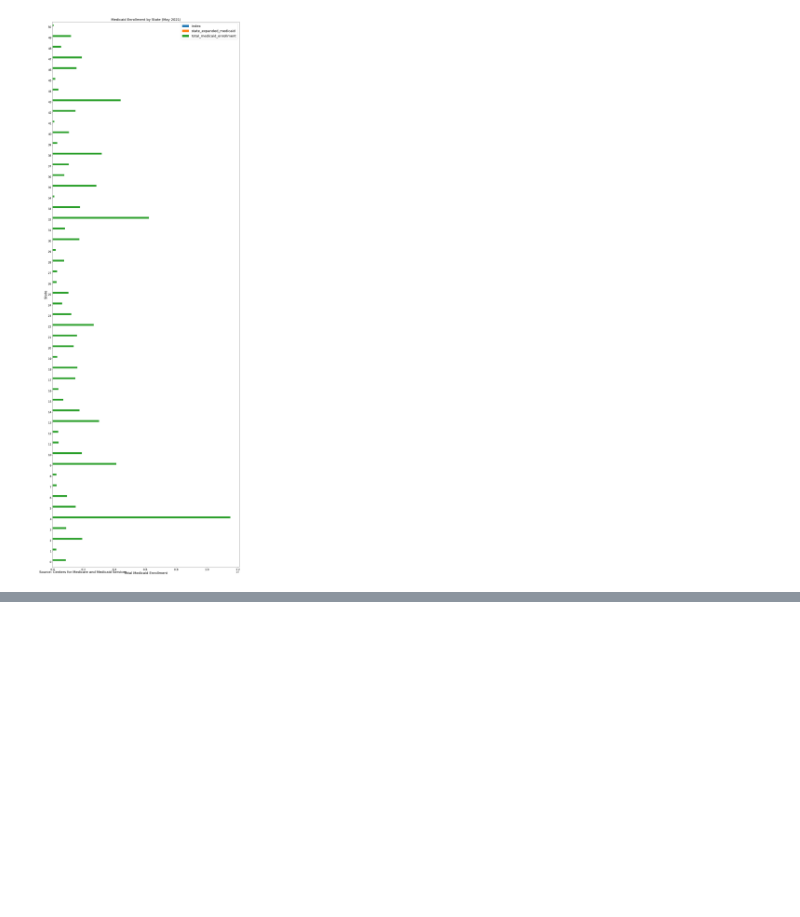
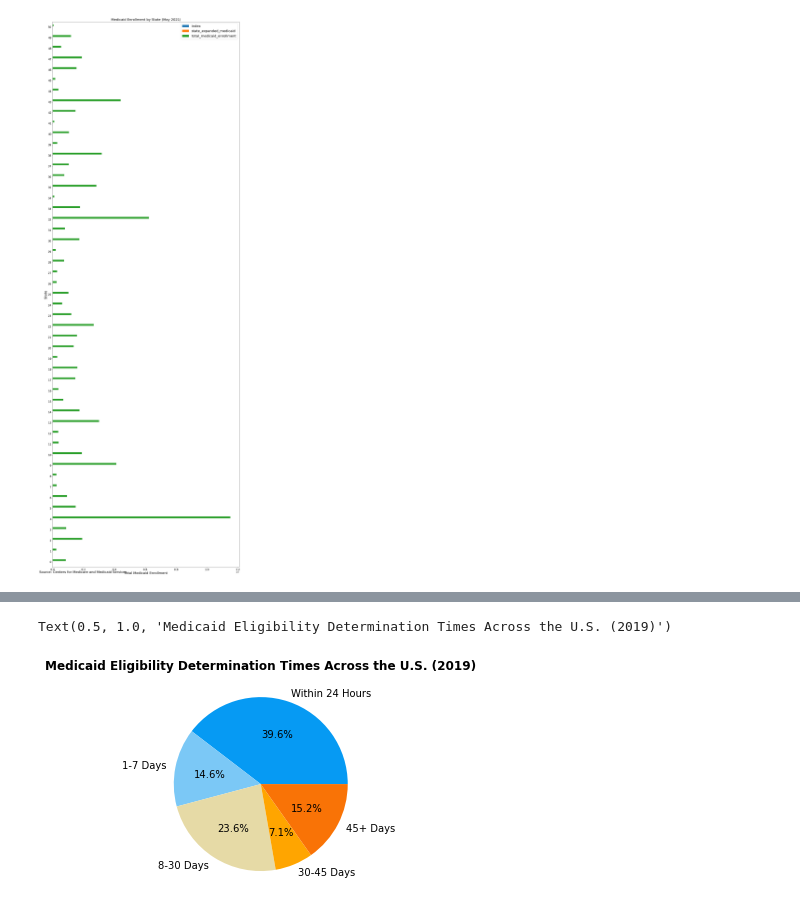
Before and after one commit to carolineeadams/Medicaid_Application_Processing_Time, a Jupyter notebook: Data Visualizations.ipynb, the cells around one changed output, grey strips where cells are left out. Cells and saved outputs as stored; diff of their text form; code cells hidden in the pictures; blank space fills up the shorter version.

```diff
--- a/Data Visualizations.ipynb
+++ b/Data Visualizations.ipynb
@@ -95,7 +95,3 @@ nat_mean_19['Percent of Determinations Processed Between 1 and 7 Days']=nat_mean
 nat_mean_19['Percent of Determinations Processed Between 8 and 30 Days']=nat_mean_19['Percent of Determinations Processed Between 8 and 30 Days']*100
 nat_mean_19['Percent of Determinations Processed Between 31 and 45 Days']=nat_mean_19['Percent of Determinations Processed Between 31 and 45 Days']*100
 nat_mean_19['Percent of Determinations Processed After 45 Days']=nat_mean_19['Percent of Determinations Processed After 45 Days']*100
-
-
-
-nat_mean_19.set_index(['State'])
@@ -146,0 +98,4 @@ means_19.plot(x="State", y=["Percent of Determinations Processed within 24 Hours
+# %%
+nat_mean_19.set_index('State', inplace=True)
+nat_mean_19_t=nat_mean_19.transpose()
+nat_mean_19_t
@@ -146,0 +109,17 @@ means_19.plot(x="State", y=["Percent of Determinations Processed within 24 Hours
+# %%
+colors=["#069AF3", "#7BC8F6", "#E6DAA6", "#FFA500", "#F97306"]
+
+plt.pie(nat_mean_19_t['National Total'], labels=['Within 24 Hours', "1-7 Days", "8-30 Days", "30-45 Days", "45+ Days"], colors=colors, autopct='%1.1f%%')
+plt.title("Medicaid Eligibility Determination Times Across the U.S. (2019)", fontweight="bold")
+#plt.legend(title="Average Processing Time", labels=['Within 24 Hours', "1-7 Days", "8-30 Days", "30-45 Days", "45+ Days"],
+          #loc="best",
+          #bbox_to_anchor=(0.35, -1, 0.5, 1))
+
+#0343DF
+#7BC8F6
+#E6DAA6
+#FFA500
+#597306
+# %% [output]
+Text(0.5, 1.0, 'Medicaid Eligibility Determination Times Across the U.S. (2019)')
+[figure, added]
```
Also changed, not shown: parts of 23 cells of this notebook, 3 other files.
